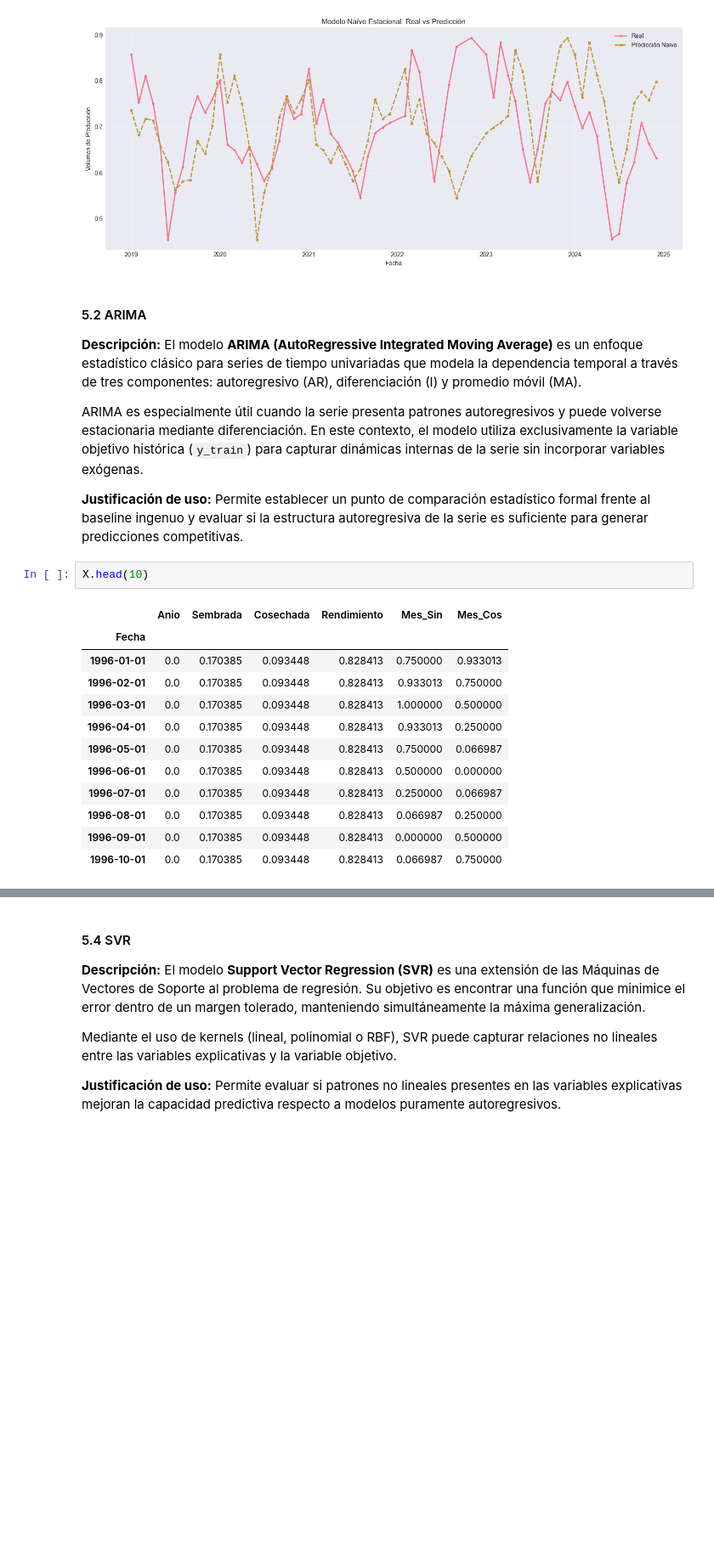
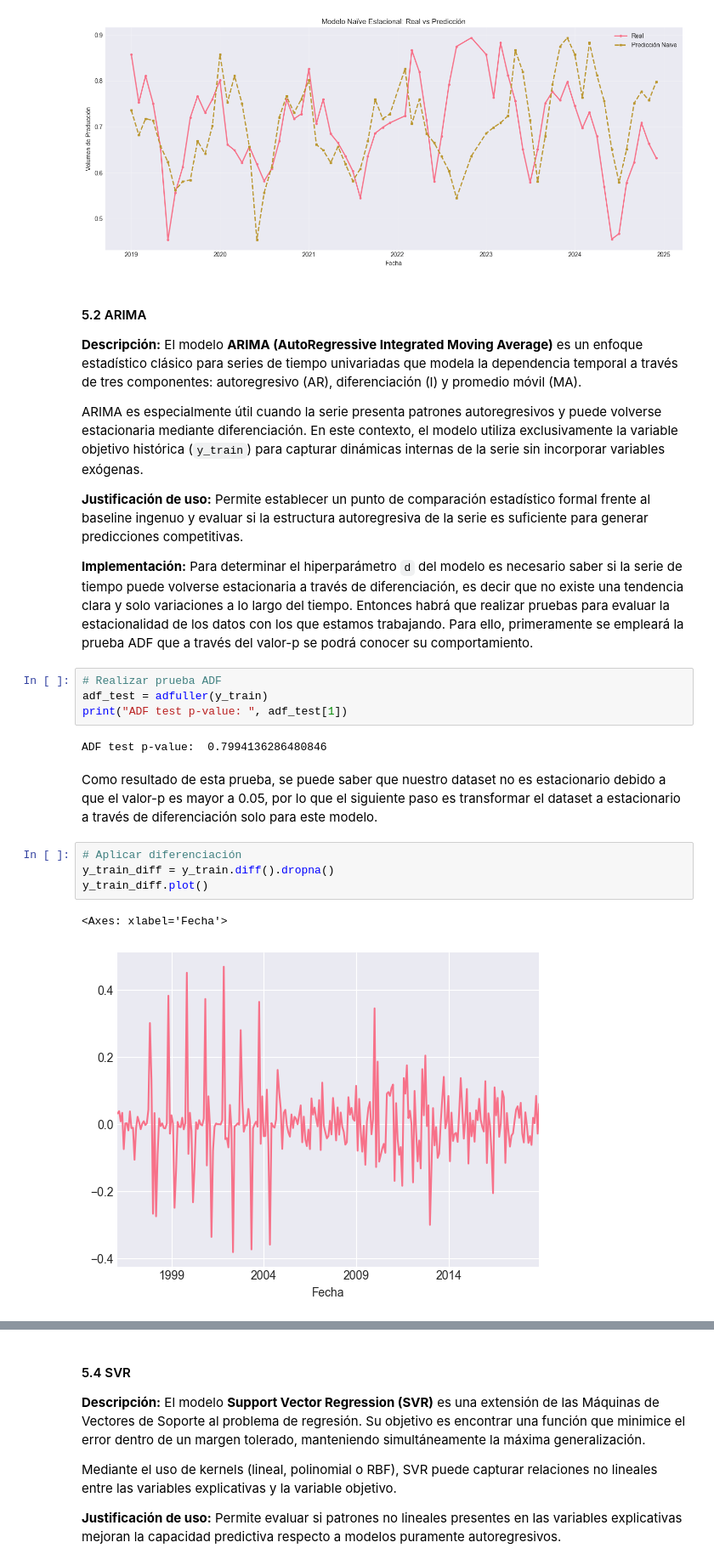
Before and after one commit to juan-pablo-lopez/tc5035-ene26-equipo29, a Jupyter notebook: Avance4.Equipo29.ipynb, the cells around one changed output, grey strips where cells are left out. Shown at 85% size. Saved outputs shown, nothing was run; the diff lists cells and outputs as text; blank space fills up the shorter version.

Commit message:
ARIMA_and_SARIMAX_model_training
Se entrenaron los modelos ARIMA y SARIMAX.

```diff
--- a/Avance4.Equipo29.ipynb
+++ b/Avance4.Equipo29.ipynb
@@ -466,18 +491,20 @@ plt.show()
 ARIMA es especialmente útil cuando la serie presenta patrones autoregresivos y puede volverse estacionaria mediante diferenciación. En este contexto, el modelo utiliza exclusivamente la variable objetivo histórica (`y_train`) para capturar dinámicas internas de la serie sin incorporar variables exógenas.
 
 **Justificación de uso:** Permite establecer un punto de comparación estadístico formal frente al baseline ingenuo y evaluar si la estructura autoregresiva de la serie es suficiente para generar predicciones competitivas.
+
+**Implementación:** Para determinar el hiperparámetro `d` del modelo es necesario saber si la serie de tiempo puede volverse estacionaria a través de diferenciación, es decir que no existe una tendencia clara y solo variaciones a lo largo del tiempo. Entonces habrá que realizar pruebas para evaluar la estacionalidad de los datos con los que estamos trabajando. Para ello, primeramente se empleará la prueba ADF que a través del valor-p se podrá conocer su comportamiento.
-# %%
-X.head(10)
-# %% [output]
-|  | Anio | Sembrada | Cosechada | Rendimiento | Mes_Sin | Mes_Cos |
-| Fecha |  |  |  |  |  |  |
-| 1996-01-01 | 0.0 | 0.170385 | 0.093448 | 0.828413 | 0.750000 | 0.933013 |
-| 1996-02-01 | 0.0 | 0.170385 | 0.093448 | 0.828413 | 0.933013 | 0.750000 |
-| 1996-03-01 | 0.0 | 0.170385 | 0.093448 | 0.828413 | 1.000000 | 0.500000 |
-| 1996-04-01 | 0.0 | 0.170385 | 0.093448 | 0.828413 | 0.933013 | 0.250000 |
-| 1996-05-01 | 0.0 | 0.170385 | 0.093448 | 0.828413 | 0.750000 | 0.066987 |
-| 1996-06-01 | 0.0 | 0.170385 | 0.093448 | 0.828413 | 0.500000 | 0.000000 |
-| 1996-07-01 | 0.0 | 0.170385 | 0.093448 | 0.828413 | 0.250000 | 0.066987 |
-| 1996-08-01 | 0.0 | 0.170385 | 0.093448 | 0.828413 | 0.066987 | 0.250000 |
-| 1996-09-01 | 0.0 | 0.170385 | 0.093448 | 0.828413 | 0.000000 | 0.500000 |
-| 1996-10-01 | 0.0 | 0.170385 | 0.093448 | 0.828413 | 0.066987 | 0.750000 |
+# %%
+# Realizar prueba ADF
+adf_test = adfuller(y_train)
+print("ADF test p-value: ", adf_test[1])
+# %% [output]
+ADF test p-value:  0.7994136286480846
+# %% [markdown]
+Como resultado de esta prueba, se puede saber que nuestro dataset no es estacionario debido a que el valor-p es mayor a 0.05, por lo que el siguiente paso es transformar el dataset a estacionario a través de diferenciación solo para este modelo.
+# %%
+# Aplicar diferenciación
+y_train_diff = y_train.diff().dropna()
+y_train_diff.plot()
+# %% [output]
+<Axes: xlabel='Fecha'>
+[figure, added]
```
Also changed, not shown: parts of 43 cells of this notebook.
